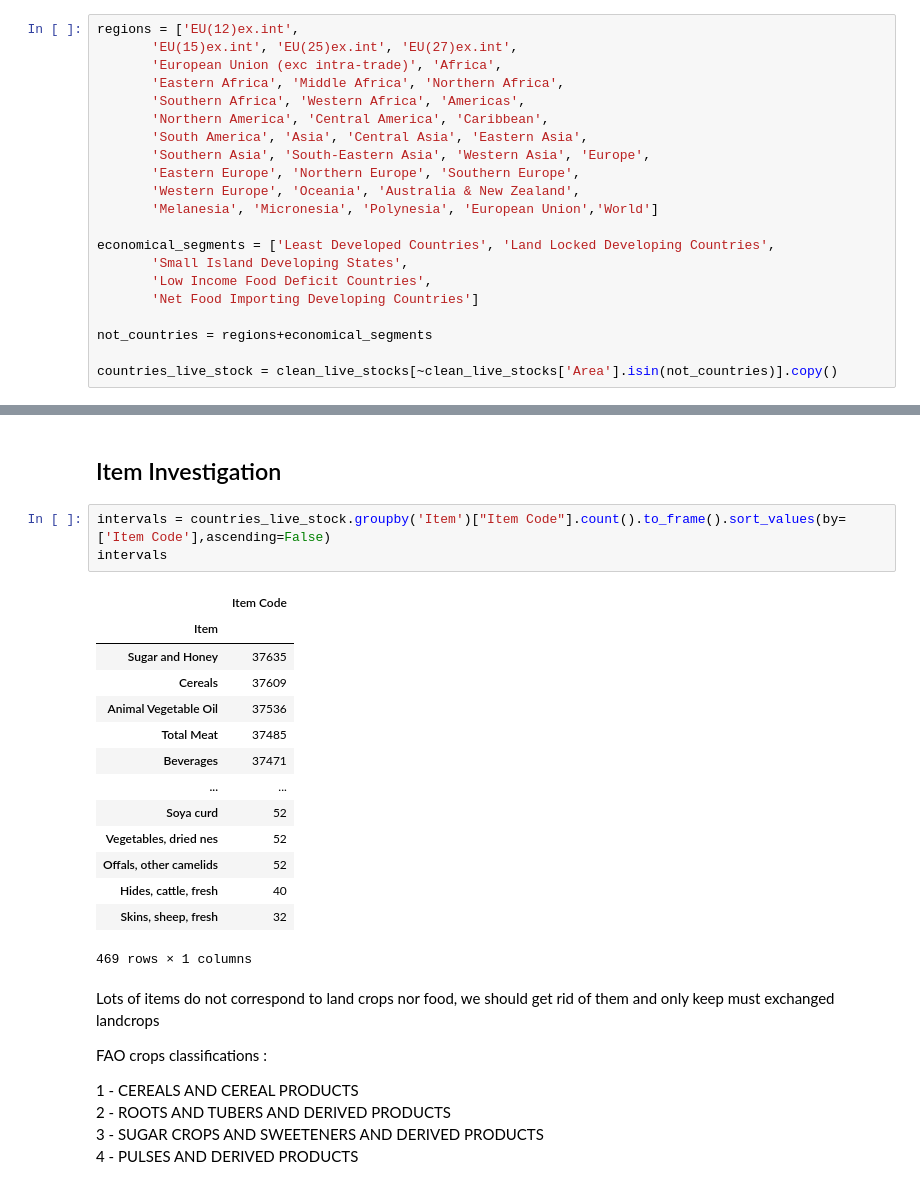
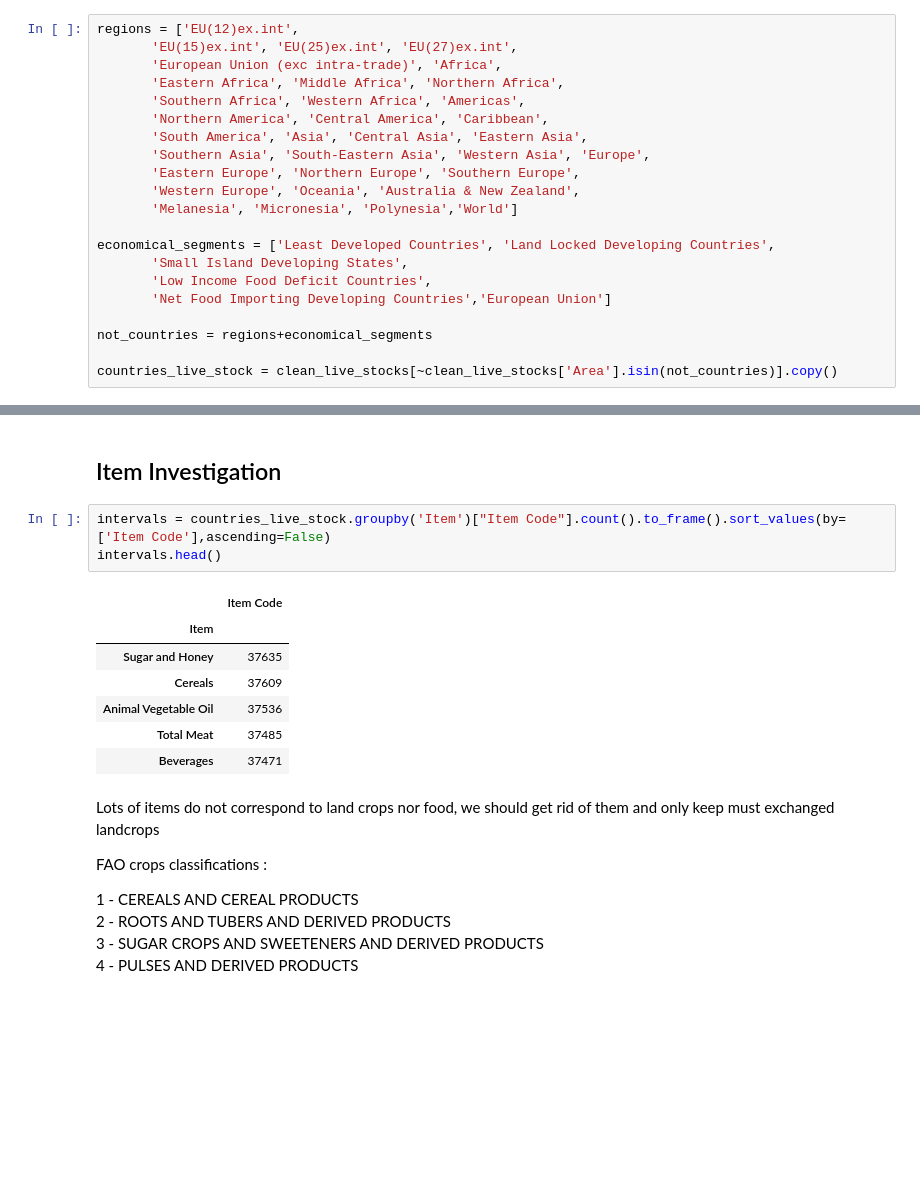
Before and after one commit to CeliaBenquet/Project_ADA, a Jupyter notebook: ada_project_true.ipynb, the cells around one changed output, grey strips where cells are left out. Drawn from its saved outputs; the diff is of its cells as text; blank space fills up the shorter version.

```diff
--- a/ada_project_true.ipynb
+++ b/ada_project_true.ipynb
@@ -1066,12 +971,12 @@ regions = ['EU(12)ex.int',
        'Southern Asia', 'South-Eastern Asia', 'Western Asia', 'Europe',
        'Eastern Europe', 'Northern Europe', 'Southern Europe',
        'Western Europe', 'Oceania', 'Australia & New Zealand',
-       'Melanesia', 'Micronesia', 'Polynesia', 'European Union','World']
+       'Melanesia', 'Micronesia', 'Polynesia','World']
 
 economical_segments = ['Least Developed Countries', 'Land Locked Developing Countries',
        'Small Island Developing States',
        'Low Income Food Deficit Countries',
-       'Net Food Importing Developing Countries']
+       'Net Food Importing Developing Countries','European Union']
 
 not_countries = regions+economical_segments
 
@@ -1100,22 +998,15 @@ More developed countries apear more in trade exchanges as other ones less global
 ## Item Investigation
 # %%
 intervals = countries_live_stock.groupby('Item')["Item Code"].count().to_frame().sort_values(by=['Item Code'],ascending=False)
-intervals
+intervals.head()
 # %% [output]
 |  | Item Code |
 | Item |  |
 | Sugar and Honey | 37635 |
 | Cereals | 37609 |
 | Animal Vegetable Oil | 37536 |
 | Total Meat | 37485 |
 | Beverages | 37471 |
-| ... | ... |
-| Soya curd | 52 |
-| Vegetables, dried nes | 52 |
-| Offals, other camelids | 52 |
-| Hides, cattle, fresh | 40 |
-| Skins, sheep, fresh | 32 |
-469 rows × 1 columns
 # %% [markdown]
 Lots of items do not correspond to land crops nor food, we should get rid of them and only keep must exchanged landcrops
 
```
Also changed, not shown: parts of 22 cells of this notebook.
